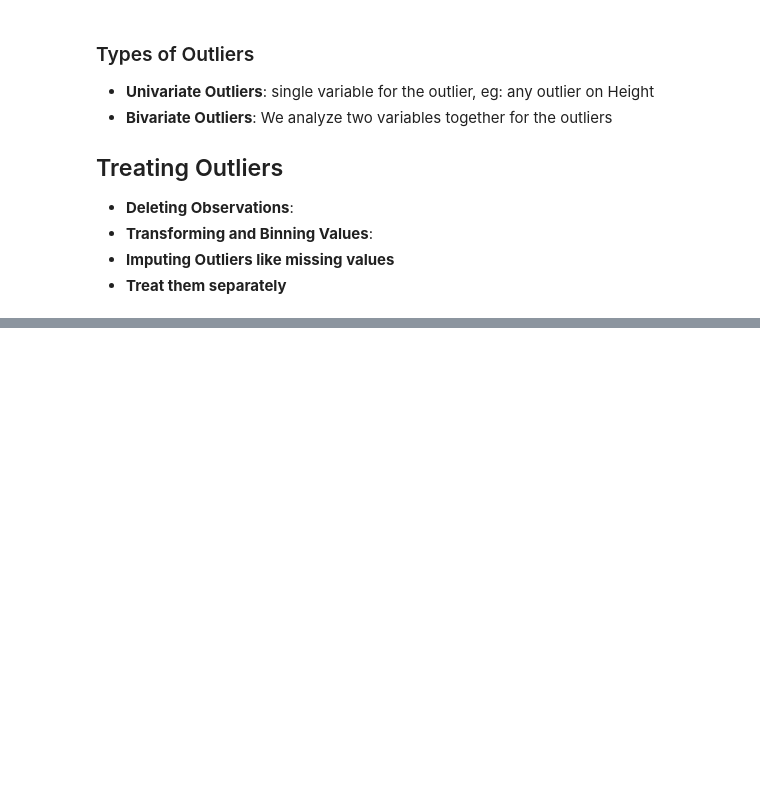
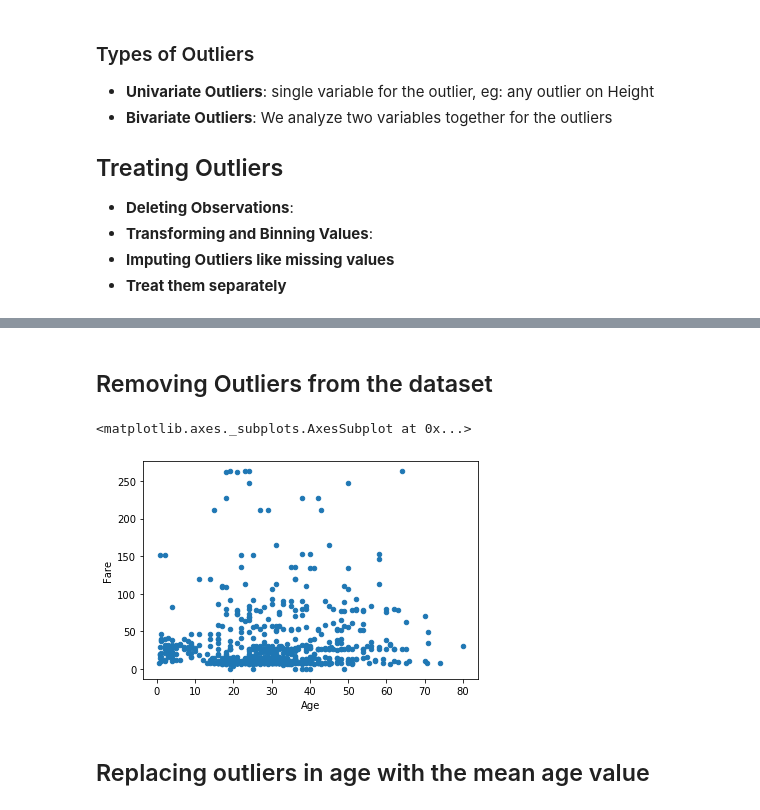
Before and after one commit to sntshred/DataScience, a Jupyter notebook: Operators.ipynb, the cells around one changed output, grey strips where cells are left out. Saved outputs shown, nothing was run; the diff lists cells and outputs as text; code cells hidden in the pictures; blank space fills up the shorter version.

```diff
--- a/Operators.ipynb
+++ b/Operators.ipynb
@@ -2208,0 +2215,2 @@ Topic to be covered:
+# %%
+df = pd.read_csv('./iris/data.csv')
@@ -2208,0 +2240,11 @@ Topic to be covered:
+# %% [markdown]
+## Removing Outliers from the dataset
+# %%
+df=df[df['Fare']<300]
+# %%
+df.plot.scatter('Age','Fare')
+# %% [output]
+<matplotlib.axes._subplots.AxesSubplot at 0x...>
+[figure, added]
+# %% [markdown]
+## Replacing outliers in age with the mean age value
```
Also changed, not shown: parts of 29 cells of this notebook, 1 other file.
